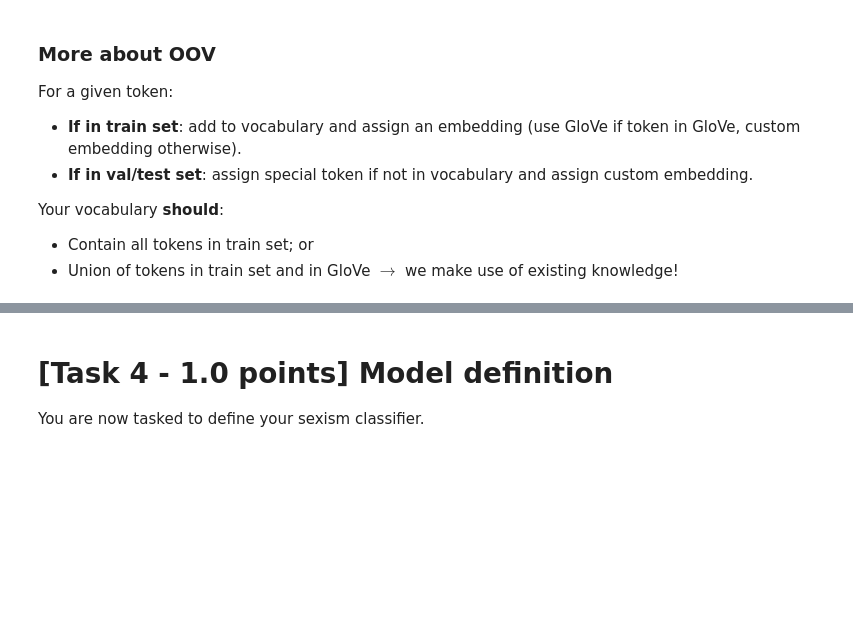
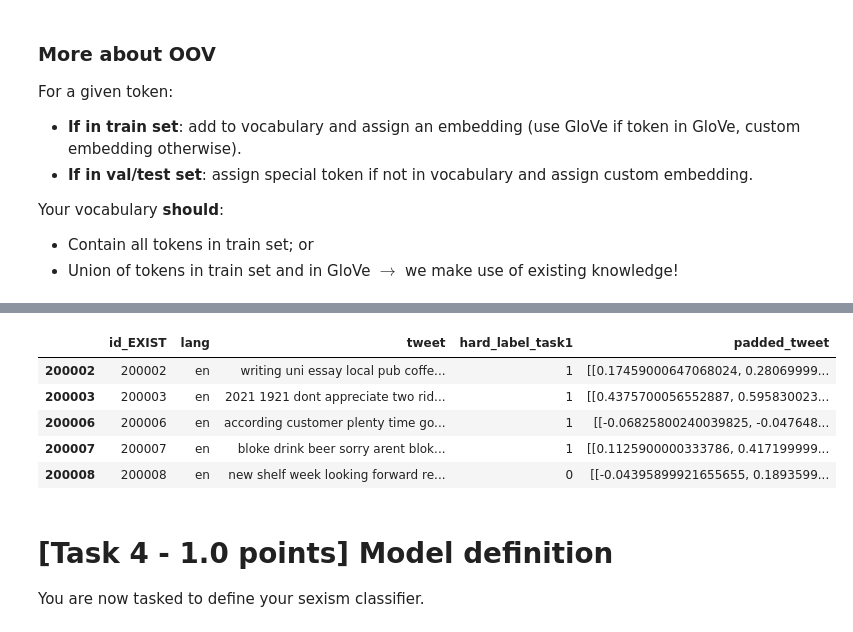
Before and after one commit to tancredibosi/nlp-assignments, a Jupyter notebook: Assignment1_2425.ipynb, the cells around one changed output, grey strips where cells are left out. Saved outputs shown, nothing was run; the diff lists cells and outputs as text; code cells hidden in the pictures; blank space fills up the shorter version.

```diff
--- a/Assignment1_2425.ipynb
+++ b/Assignment1_2425.ipynb
@@ -287,3 +380,55 @@ Your vocabulary **should**:
+# %%
+# Tokenize tweets and build vocabulary
+def build_vocab_and_embeddings(data, embeddings_index, embedding_dim):
+    vocab = {}
+    word_embeddings = []
+    for tweet in data['padded_tweet']:
+        for token in tweet:
+            if token not in vocab:
+                if token in embeddings_index:
+                    # Use GloVe embedding
+                    vocab[token] = len(vocab)
+                    word_embeddings.append(embeddings_index[token])
+                else:
+                    # Generate a random embedding for OOV tokens in the training set
+                    vocab[token] = len(vocab)
+                    word_embeddings.append(np.random.uniform(-0.1, 0.1, embedding_dim))
+    return vocab, word_embeddings
+
+# Build vocabulary and embeddings for the training set
+vocab, word_embeddings = build_vocab_and_embeddings(train_df, glove_embeddings, embedding_dim)
+# %%
+unk_token = '[UNK]'
+vocab[unk_token] = len(vocab)
+
+# Custom embedding for '[UNK]' (e.g., mean of GloVe embeddings)
+unk_embedding = np.mean(word_embeddings, axis=0)
+word_embeddings = np.vstack([word_embeddings, unk_embedding])
+# %%
+def embed_tweet(df, vocab, word_embeddings):
+    data = df.copy()
+    new_tweet = []
+    for tweet in data['padded_tweet']:
+        embedded_tweet = []
+        for token in tweet:
+            if token not in vocab:
+                # token is OOV so considered UNK
+                embedded_tweet.append(word_embeddings[vocab['UNK']])
+            else:
+                embedded_tweet.append(word_embeddings[vocab[token]])
+        new_tweet.append(embedded_tweet)
+    data['padded_tweet'] = new_tweet
+    return data
+
+train_df_embedded = embed_tweet(train_df, vocab, word_embeddings)
+train_df_embedded.head()
+# %% [output]
+|  | id_EXIST | lang | tweet | hard_label_task1 | padded_tweet |
+| 200002 | 200002 | en | writing uni essay local pub coffe... | 1 | [[0.17459000647068024, 0.28069999... |
+| 200003 | 200003 | en | 2021 1921 dont appreciate two rid... | 1 | [[0.4375700056552887, 0.595830023... |
+| 200006 | 200006 | en | according customer plenty time go... | 1 | [[-0.06825800240039825, -0.047648... |
+| 200007 | 200007 | en | bloke drink beer sorry arent blok... | 1 | [[0.1125900000333786, 0.417199999... |
+| 200008 | 200008 | en | new shelf week looking forward re... | 0 | [[-0.04395899921655655, 0.1893599... |
 # %% [markdown]
 # [Task 4 - 1.0 points] Model definition
 
```
Also changed, not shown: parts of 9 cells of this notebook.
